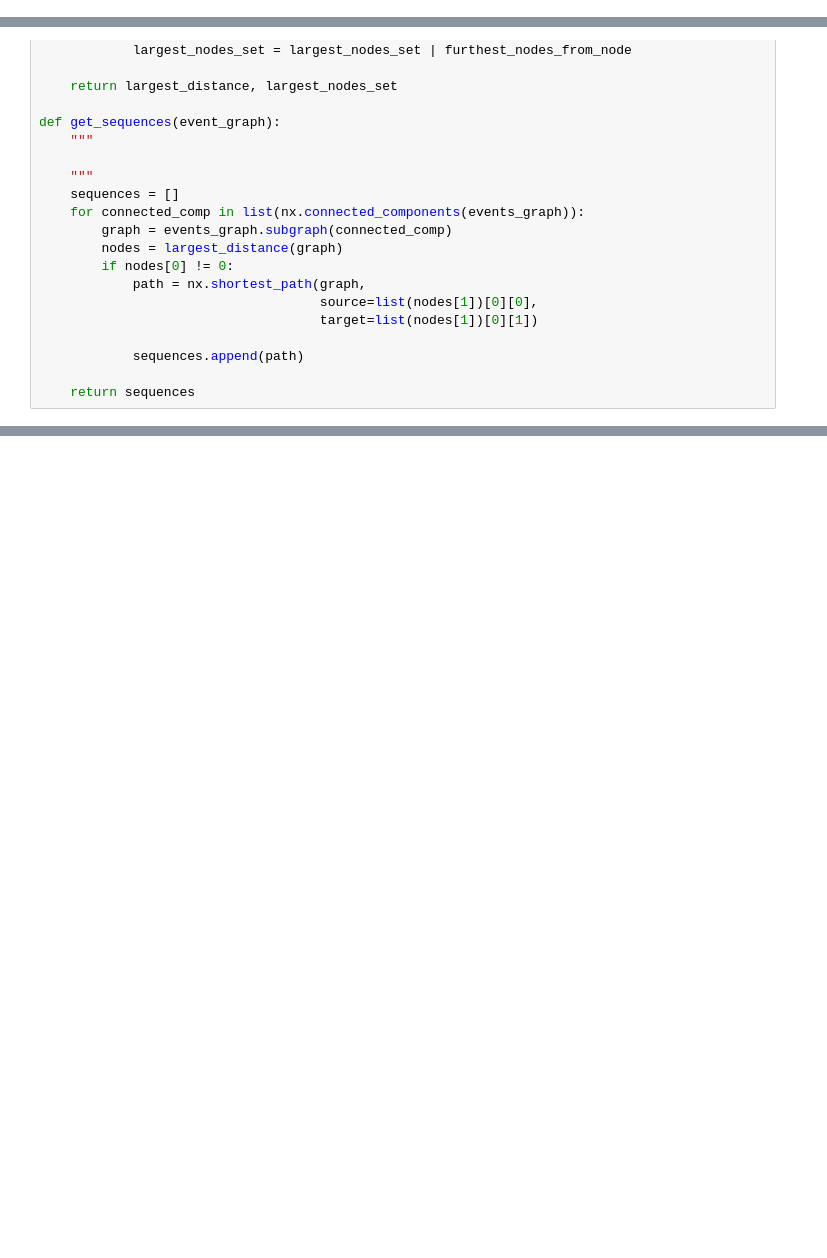
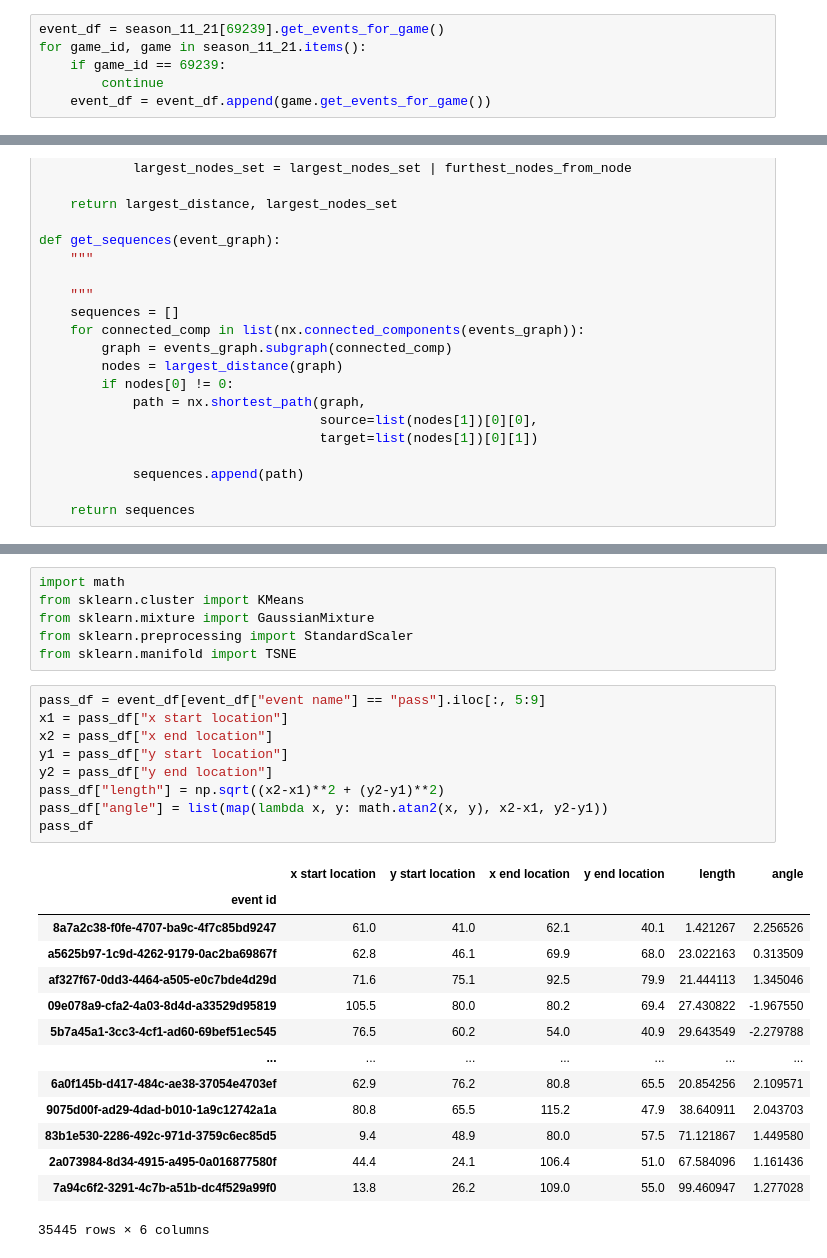
Before and after one commit to RobBlumberg/pass_sequence_eval, a Jupyter notebook: src/pass_sequence_eval.ipynb, the cells around one changed output, grey strips where cells are left out. Cells and saved outputs as stored; diff of their text form; blank space fills up the shorter version.

```diff
--- a/src/pass_sequence_eval.ipynb
+++ b/src/pass_sequence_eval.ipynb
@@ -33,3 +19,9 @@ events_df
+# %%
+event_df = season_11_21[69239].get_events_for_game()
+for game_id, game in season_11_21.items():
+    if game_id == 69239:
+        continue
+    event_df = event_df.append(game.get_events_for_game())
 # %%
 events_graph = nx.Graph()
 events_graph.add_nodes_from(events_df.index)
@@ -118,0 +121,30 @@ for sequence in all_sequences[2:3]:
+# %%
+import math
+from sklearn.cluster import KMeans
+from sklearn.mixture import GaussianMixture
+from sklearn.preprocessing import StandardScaler
+from sklearn.manifold import TSNE
+# %%
+pass_df = event_df[event_df["event name"] == "pass"].iloc[:, 5:9]
+x1 = pass_df["x start location"]
+x2 = pass_df["x end location"]
+y1 = pass_df["y start location"]
+y2 = pass_df["y end location"]
+pass_df["length"] = np.sqrt((x2-x1)**2 + (y2-y1)**2)
+pass_df["angle"] = list(map(lambda x, y: math.atan2(x, y), x2-x1, y2-y1))
+pass_df
+# %% [output]
+|  | x start location | y start location | x end location | y end location | length | angle |
+| event id |  |  |  |  |  |  |
+| 8a7a2c38-f0fe-4707-ba9c-4f7c85bd9247 | 61.0 | 41.0 | 62.1 | 40.1 | 1.421267 | 2.256526 |
+| a5625b97-1c9d-4262-9179-0ac2ba69867f | 62.8 | 46.1 | 69.9 | 68.0 | 23.022163 | 0.313509 |
+| af327f67-0dd3-4464-a505-e0c7bde4d29d | 71.6 | 75.1 | 92.5 | 79.9 | 21.444113 | 1.345046 |
+| 09e078a9-cfa2-4a03-8d4d-a33529d95819 | 105.5 | 80.0 | 80.2 | 69.4 | 27.430822 | -1.967550 |
+| 5b7a45a1-3cc3-4cf1-ad60-69bef51ec545 | 76.5 | 60.2 | 54.0 | 40.9 | 29.643549 | -2.279788 |
+| ... | ... | ... | ... | ... | ... | ... |
+| 6a0f145b-d417-484c-ae38-37054e4703ef | 62.9 | 76.2 | 80.8 | 65.5 | 20.854256 | 2.109571 |
+| 9075d00f-ad29-4dad-b010-1a9c12742a1a | 80.8 | 65.5 | 115.2 | 47.9 | 38.640911 | 2.043703 |
+| 83b1e530-2286-492c-971d-3759c6ec85d5 | 9.4 | 48.9 | 80.0 | 57.5 | 71.121867 | 1.449580 |
+| 2a073984-8d34-4915-a495-0a016877580f | 44.4 | 24.1 | 106.4 | 51.0 | 67.584096 | 1.161436 |
+| 7a94c6f2-3291-4c7b-a51b-dc4f529a99f0 | 13.8 | 26.2 | 109.0 | 55.0 | 99.460947 | 1.277028 |
+35445 rows × 6 columns
```
Also changed, not shown: parts of 13 cells of this notebook.
